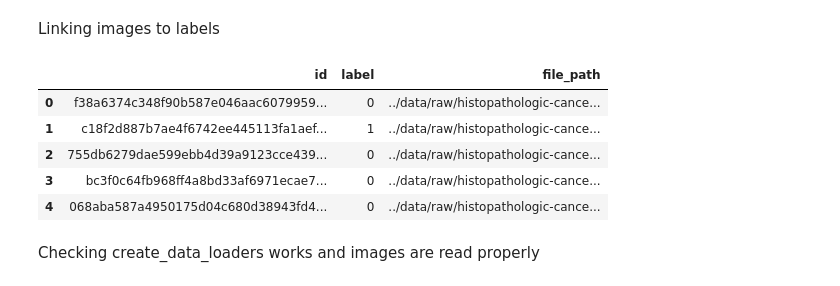
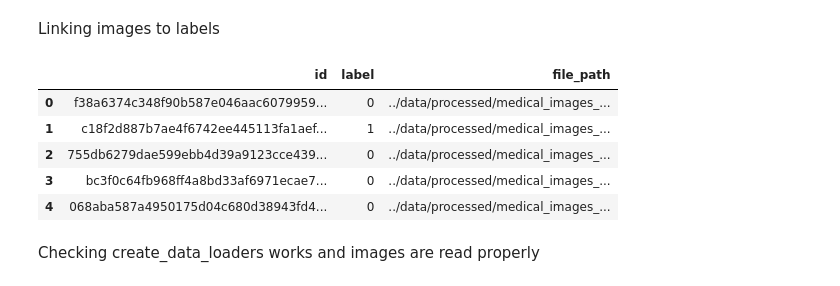
Before and after one commit to Joshua-Miller1702/Medical_image_classification, a Jupyter notebook: notebooks/preprocessing.ipynb, the cells around one changed output. Cells and saved outputs as stored; diff of their text form; code cells hidden in the pictures.

Commit message:
optimizing training performance by pre-resizing images and storing

```diff
--- a/notebooks/preprocessing.ipynb
+++ b/notebooks/preprocessing.ipynb
@@ -204,16 +200,16 @@ def train_model(train_loader, val_loader, epochs=10, lr=0.001, device=None, chec
 Linking images to labels
 # %%
 labels = pd.read_csv("../data/raw/histopathologic-cancer-detection/train_labels.csv")
-labels['file_path'] = "../data/raw/histopathologic-cancer-detection/train/" + labels['id'] + ".tif"
+labels['file_path'] = "../data/processed/medical_images_resized/" + labels['id'] + ".png"
 pd.set_option('display.max_colwidth', None)
 labels.head()
 # %% [output]
 |  | id | label | file_path |
-| 0 | f38a6374c348f90b587e046aac6079959... | 0 | ../data/raw/histopathologic-cance... |
-| 1 | c18f2d887b7ae4f6742ee445113fa1aef... | 1 | ../data/raw/histopathologic-cance... |
-| 2 | 755db6279dae599ebb4d39a9123cce439... | 0 | ../data/raw/histopathologic-cance... |
-| 3 | bc3f0c64fb968ff4a8bd33af6971ecae7... | 0 | ../data/raw/histopathologic-cance... |
-| 4 | 068aba587a4950175d04c680d38943fd4... | 0 | ../data/raw/histopathologic-cance... |
+| 0 | f38a6374c348f90b587e046aac6079959... | 0 | ../data/processed/medical_images_... |
+| 1 | c18f2d887b7ae4f6742ee445113fa1aef... | 1 | ../data/processed/medical_images_... |
+| 2 | 755db6279dae599ebb4d39a9123cce439... | 0 | ../data/processed/medical_images_... |
+| 3 | bc3f0c64fb968ff4a8bd33af6971ecae7... | 0 | ../data/processed/medical_images_... |
+| 4 | 068aba587a4950175d04c680d38943fd4... | 0 | ../data/processed/medical_images_... |
 # %% [markdown]
 Checking create_data_loaders works and images are read properly
 # %%
```
Also changed, not shown: parts of 5 cells of this notebook.
